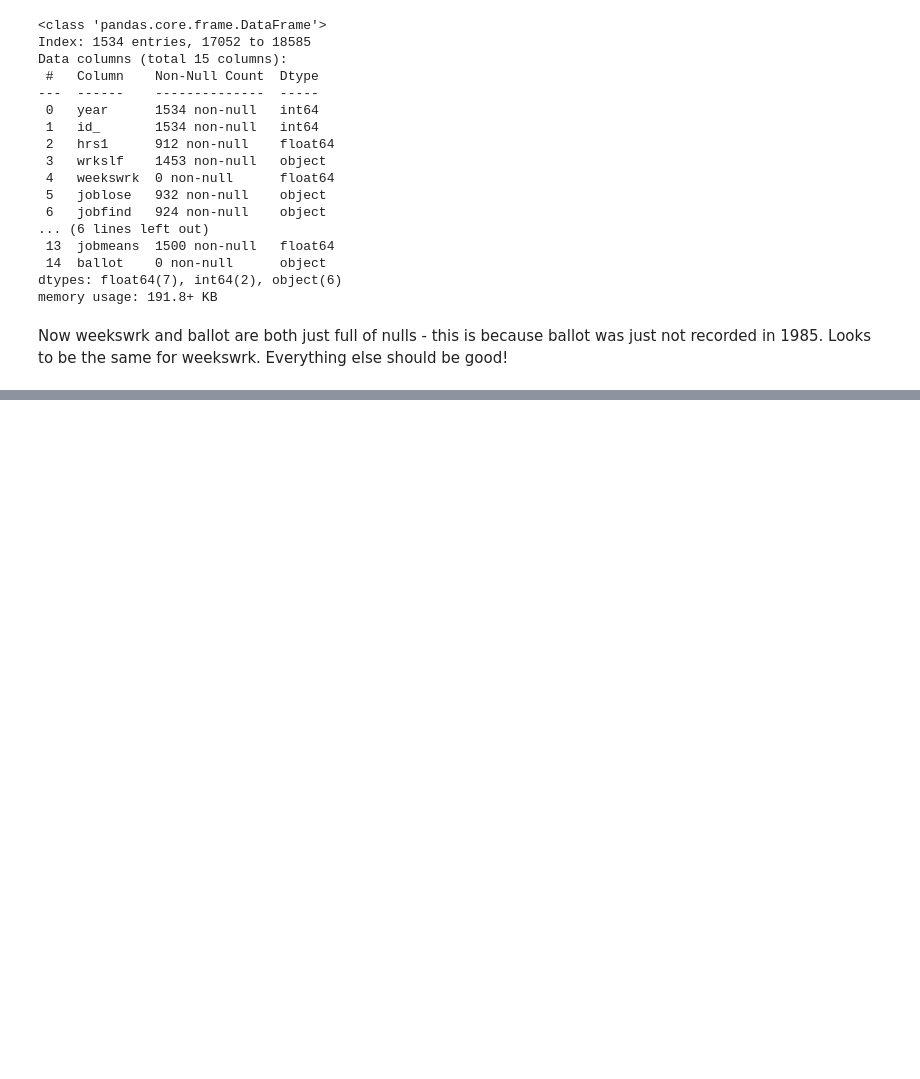
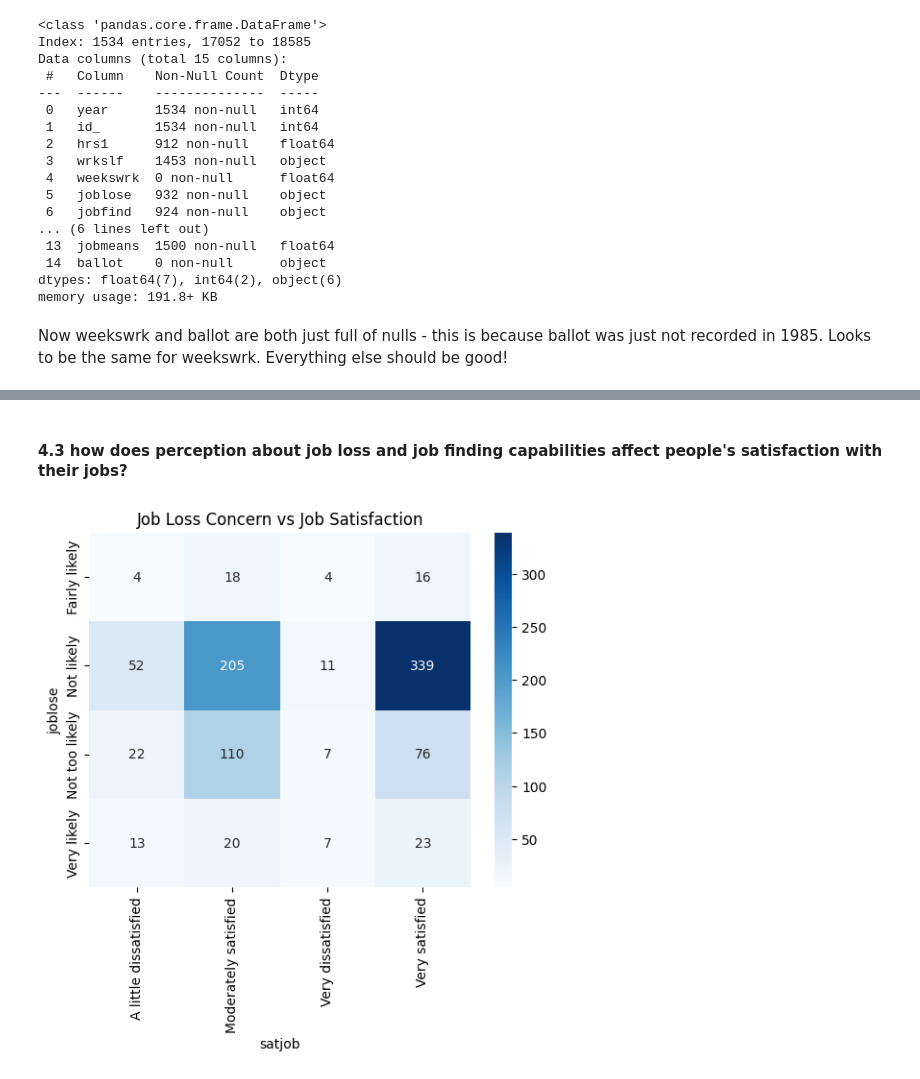
Before and after one commit to Jonuhthan/lab_eda, a Jupyter notebook: lab_notebook.ipynb, the cells around one changed output, grey strips where cells are left out. Drawn from its saved outputs; the diff is of its cells as text; code cells hidden in the pictures; blank space fills up the shorter version.

```diff
--- a/lab_notebook.ipynb
+++ b/lab_notebook.ipynb
@@ -324,0 +401,10 @@ filtered_df_gss = filtered_df_gss.drop(columns=["weekswrk", "ballot"])
+# %% [markdown]
+#### 4.3 how does perception about job loss and job finding capabilities affect people's satisfaction with their jobs?
+# %%
+# crosstab heatmap, showing relationship between job loss concern and job satisfaction
+crosstab = pd.crosstab(filtered_df_gss["joblose"], filtered_df_gss["satjob"])
+sns.heatmap(crosstab, annot=True, fmt="d", cmap="Blues")
+plt.title("Job Loss Concern vs Job Satisfaction")
+plt.show()
+# %% [output]
+[figure, added]
```
Also changed, not shown: parts of 17 cells of this notebook.
